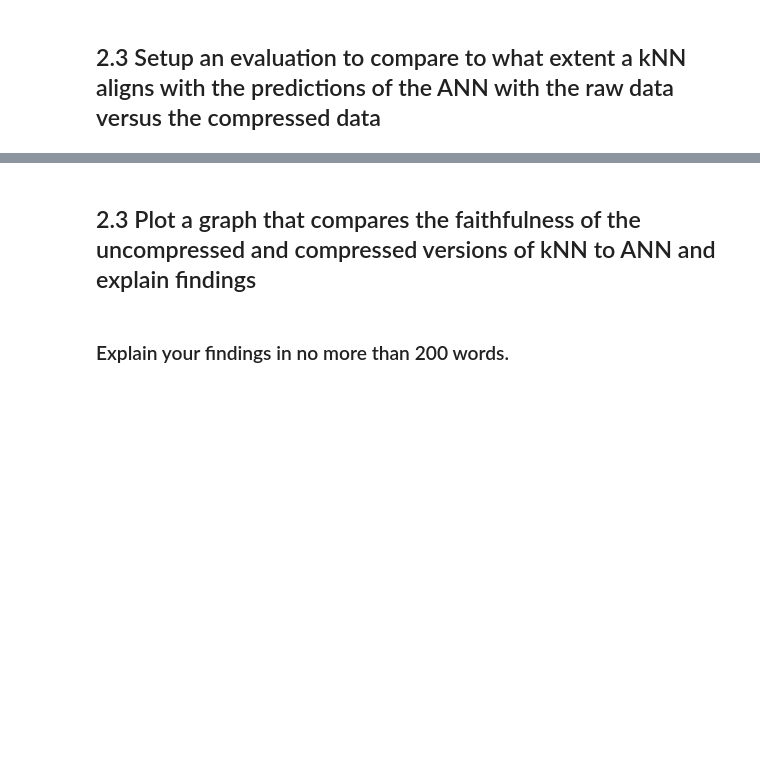
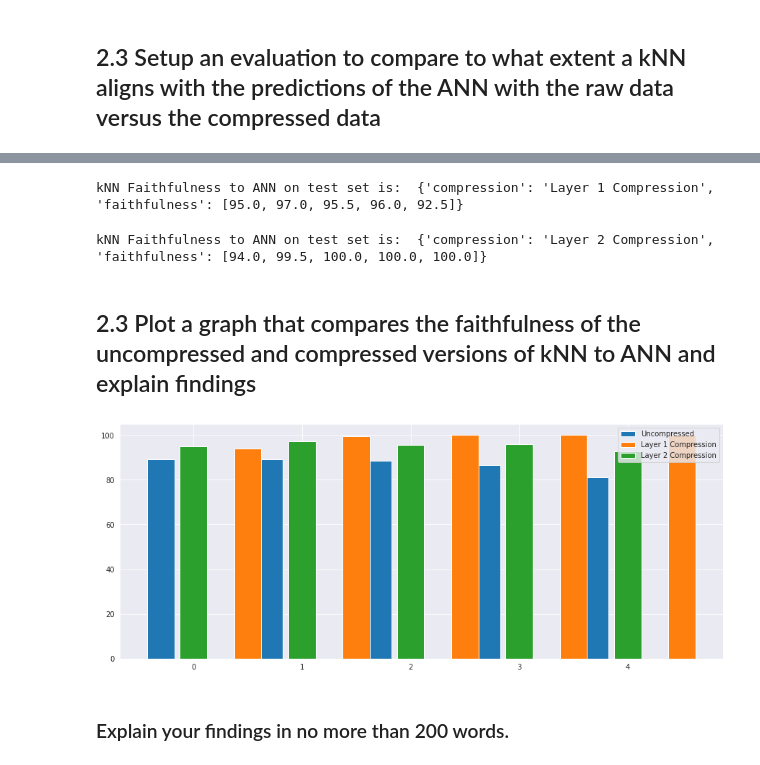
Before and after one commit to simonka0808/AdaptiveSolutionsCorrectCode, a Jupyter notebook: 2022_CM4107_CW_1_Template.ipynb, the cells around one changed output, grey strips where cells are left out. Cells and saved outputs as stored; diff of their text form; code cells hidden in the pictures; blank space fills up the shorter version.

```diff
--- a/2022_CM4107_CW_1_Template.ipynb
+++ b/2022_CM4107_CW_1_Template.ipynb
@@ -873,9 +740,11 @@ knn_exp = {"compression": "Layer 1 Compression", "faithfulness": []}
 for k in ks:
   knn = kNN(X_train_compressed_1[:train_size],y_train_knn[:train_size], k, euclidean, weighted=True)
   knn.test(X_test_compressed_1[:test_size], y_test_knn[:test_size])
-  knn_exp['faithfulness'].append(faithfulness(knn.results, ann_prediction(ann, X_test_compressed_1[:test_size], y_test[:test_size])))
+  knn_exp['faithfulness'].append(faithfulness(knn.results, ann_prediction(ann, X_test[:test_size], y_test[:test_size])))
 
 
 
 print("kNN Faithfulness to ANN on test set is: ", knn_exp)
 knn_list.append(knn_exp)
+# %% [output]
+kNN Faithfulness to ANN on test set is:  {'compression': 'Layer 1 Compression', 'faithfulness': [95.0, 97.0, 95.5, 96.0, 92.5]}
@@ -892,19 +751,39 @@ knn_list.append(knn_exp)
+# %%
+# faithfulness using layer 2 compression
+
+knn_exp = {"compression": "Layer 2 Compression", "faithfulness": []}
+
+# TODO:
+for k in ks:
+  knn = kNN(X_train_compressed_2[:train_size], y_train_knn[:train_size], k , euclidean, weighted=True)
+  knn.test(X_test_compressed_2[:test_size], y_test_knn[:test_size])
+  knn_exp['faithfulness'].append(faithfulness(knn.results, ann_prediction(ann, X_test[:test_size], y_test[:test_size])))
+
+print("kNN Faithfulness to ANN on test set is: ", knn_exp)
+knn_list.append(knn_exp)
+# %% [output]
+kNN Faithfulness to ANN on test set is:  {'compression': 'Layer 2 Compression', 'faithfulness': [94.0, 99.5, 100.0, 100.0, 100.0]}
 # %% [markdown]
 ## 2.3 Plot a graph that compares the faithfulness of the uncompressed and compressed versions of kNN to ANN and explain findings
 # %%
 N = len(ks) # this is the number of results we want to plot on the x-axis
 ind = np.arange(N) # x axis index
 # print(knn_list)
 
+plt.figure(figsize=(15,6))
 width = 0.25 # width of the bar
-plt.bar(ind, knn_list[0]['faithfulness'], width, label=knn_list[0]['compression'])
+plt.bar(ind-0.3, knn_list[0]['faithfulness'], width, label=knn_list[0]['compression'])
 
 # TODO: add layer1 and 2 compressed results to the plot and format the graph
-
+plt.bar(ind + 0.5, knn_list[2]['faithfulness'], width, label=knn_list[2]['compression'])
+plt.bar(ind, knn_list[1]['faithfulness'], width, label=knn_list[1]['compression'])
+plt.legend(["Uncompressed","Layer 1 Compression", "Layer 2 Compression"])
 
 
 
 plt.show()
+# %% [output]
+[figure, added]
 # %% [markdown]
 ### Explain your findings in no more than 200 words.
 # %% [markdown]
```
Also changed, not shown: parts of 15 cells of this notebook.
